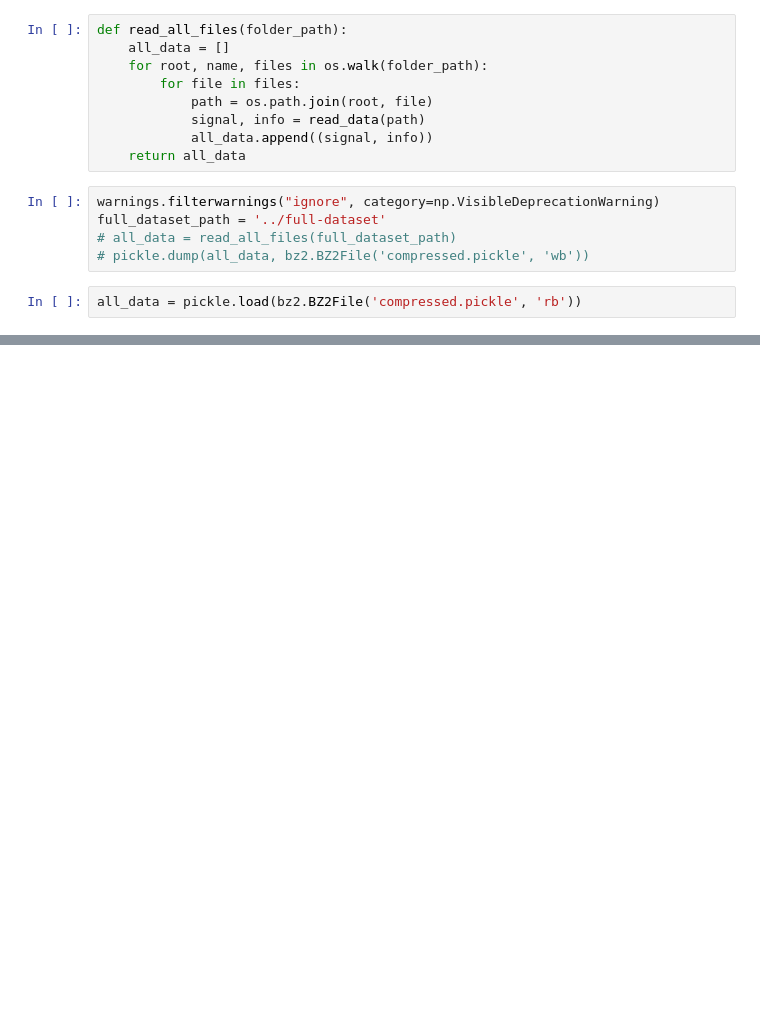
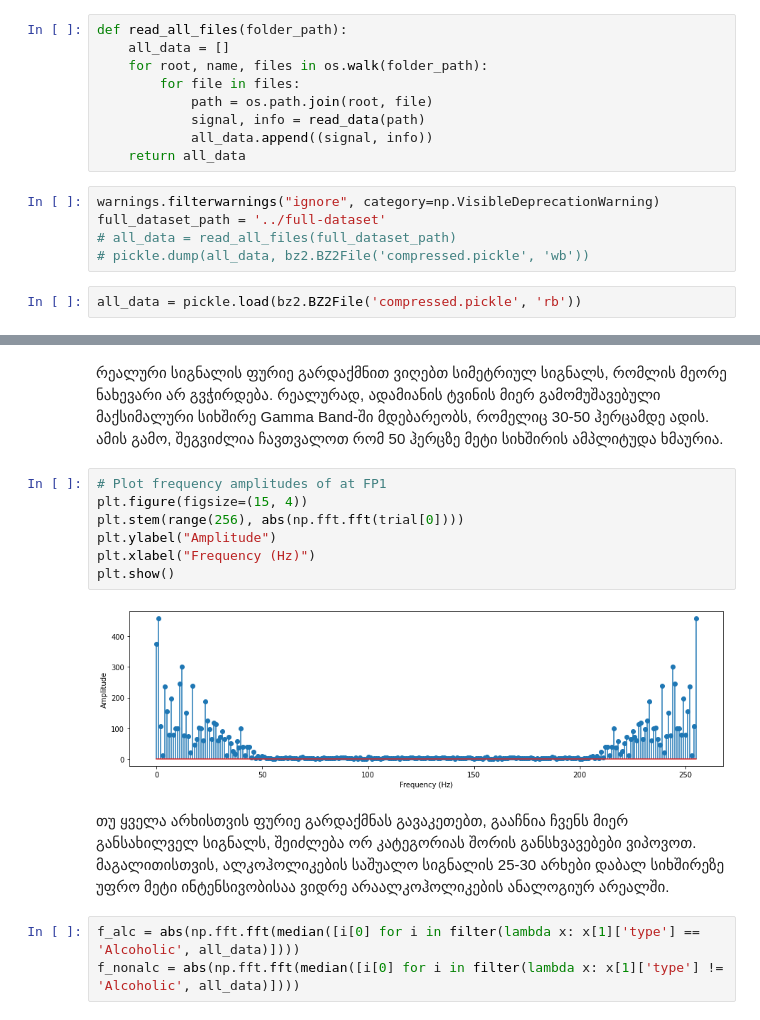
Before and after one commit to lnadi17/eeg-data-analysis, a Jupyter notebook: small-dataset/small-dataset-test.ipynb, the cells around one changed output, grey strips where cells are left out. Cells and saved outputs as stored; diff of their text form; blank space fills up the shorter version.

```diff
--- a/small-dataset/small-dataset-test.ipynb
+++ b/small-dataset/small-dataset-test.ipynb
@@ -476,0 +373,16 @@ These values are positioned in a  matrix as shown in Table 3. From the values fo
+# %% [markdown]
+რეალური სიგნალის ფურიე გარდაქმნით ვიღებთ სიმეტრიულ სიგნალს, რომლის მეორე ნახევარი არ გვჭირდება. რეალურად, ადამიანის ტვინის მიერ გამომუშავებული მაქსიმალური სიხშირე Gamma Band-ში მდებარეობს, რომელიც 30-50 ჰერცამდე ადის. ამის გამო, შეგვიძლია ჩავთვალოთ რომ 50 ჰერცზე მეტი სიხშირის ამპლიტუდა ხმაურია.
+# %%
+# Plot frequency amplitudes of at FP1
+plt.figure(figsize=(15, 4))
+plt.stem(range(256), abs(np.fft.fft(trial[0])))
+plt.ylabel("Amplitude")
+plt.xlabel("Frequency (Hz)")
+plt.show()
+# %% [output]
+[figure, added]
+# %% [markdown]
+თუ ყველა არხისთვის ფურიე გარდაქმნას გავაკეთებთ, გააჩნია ჩვენს მიერ განსახილველ სიგნალს, შეიძლება ორ კატეგორიას შორის განსხვავებები ვიპოვოთ. მაგალითისთვის, ალკოჰოლიკების საშუალო სიგნალის 25-30 არხები დაბალ სიხშირეზე უფრო მეტი ინტენსივობისაა ვიდრე არაალკოჰოლიკების ანალოგიურ არეალში.
+# %%
+f_alc = abs(np.fft.fft(median([i[0] for i in filter(lambda x: x[1]['type'] == 'Alcoholic', all_data)])))
+f_nonalc = abs(np.fft.fft(median([i[0] for i in filter(lambda x: x[1]['type'] != 'Alcoholic', all_data)])))
```
Also changed, not shown: parts of 44 cells of this notebook.
